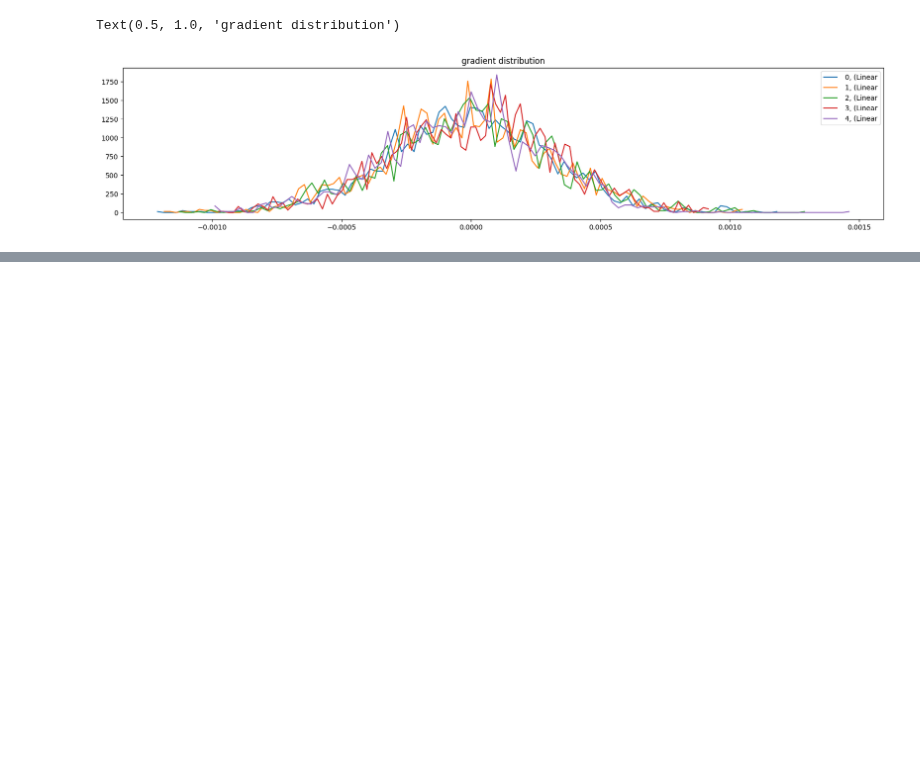
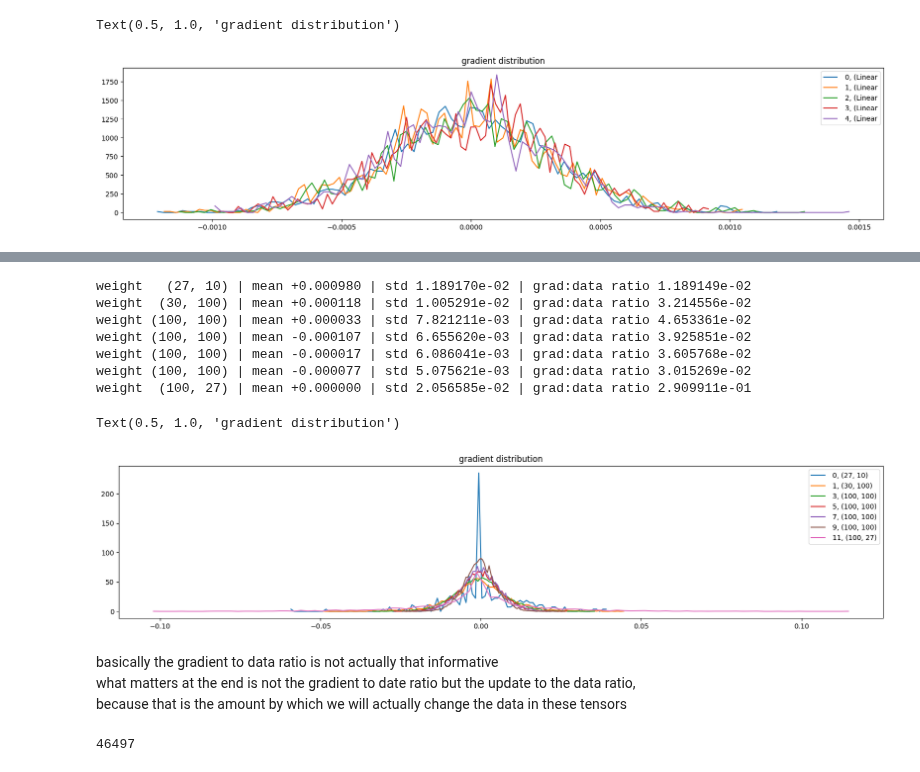
Before and after one commit to exploringweirdmachines/mlp, a Jupyter notebook: multi-layer-perceptron-part3.ipynb, the cells around one changed output, grey strips where cells are left out. Drawn from its saved outputs; the diff is of its cells as text; code cells hidden in the pictures; blank space fills up the shorter version.

```diff
--- a/multi-layer-perceptron-part3.ipynb
+++ b/multi-layer-perceptron-part3.ipynb
@@ -3127,0 +3420,61 @@ Text(0.5, 1.0, 'gradient distribution')
+# %%
+# 1000 steps
+# we can see the last layer fixed itself
+
+plt.figure(figsize=(20, 4)) # width and height of the plot
+legends = []
+for i, p in enumerate(parameters): # iterating over all the available parameters
+    t = p.grad
+    if p.ndim == 2: # restricting it to the 2D parameters which are basically the weights of these linear layers, skipping the biases and betas and gammas
+      print('weight %10s | mean %+f | std %e | grad:data ratio %e' % (tuple(p.shape), t.mean(), t.std(), t.std() / p.std()))
+      hy, hx = torch.histogram(t, density=True)
+      plt.plot(hx[:-1].detach(), hy.detach())
+      legends.append(f' {i}, {tuple(p.shape)}')
+plt.legend(legends);
+plt.title('gradient distribution')
+# %% [output]
+weight   (27, 10) | mean +0.000980 | std 1.189170e-02 | grad:data ratio 1.189149e-02
+weight  (30, 100) | mean +0.000118 | std 1.005291e-02 | grad:data ratio 3.214556e-02
+weight (100, 100) | mean +0.000033 | std 7.821211e-03 | grad:data ratio 4.653361e-02
+weight (100, 100) | mean -0.000107 | std 6.655620e-03 | grad:data ratio 3.925851e-02
+weight (100, 100) | mean -0.000017 | std 6.086041e-03 | grad:data ratio 3.605768e-02
+weight (100, 100) | mean -0.000077 | std 5.075621e-03 | grad:data ratio 3.015269e-02
+weight  (100, 27) | mean +0.000000 | std 2.056585e-02 | grad:data ratio 2.909911e-01
+Text(0.5, 1.0, 'gradient distribution')
+[figure, added]
+# %% [markdown]
+basically the gradient to data ratio is not actually that informative <br>
+what matters at the end is not the gradient to date ratio but the update to the data ratio, <br>
+because that is the amount by which we will actually change the data in these tensors
+# %%
+block_size = 3 # context length: how many characters do we take to predict the next one?
+
+n_embd = 10 # the dimensionality of the character embedding vectors
+n_hidden = 100 # the number of neurons in the hidden layer of the MLP
+g = torch.Generator().manual_seed(2147483647) # for reproducibility
+
+C = torch.randn((vocab_size, n_embd),            generator=g)
+
+layers = [
+  Linear(n_embd * block_size, n_hidden), Tanh(),
+  Linear(           n_hidden, n_hidden), Tanh(),
+  Linear(           n_hidden, n_hidden), Tanh(),
+  Linear(           n_hidden, n_hidden), Tanh(),
+  Linear(           n_hidden, n_hidden), Tanh(),
+  Linear(           n_hidden, vocab_size),
+]
+
+with torch.no_grad():
+  # last layer: make less confident
+  layers[-1].weight *= 0.1
+  # all other layers: apply gain
+  for layer in layers[:-1]:
+    if isinstance(layer, Linear):
+      layer.weight *= 5/3
+
+parameters = [C] + [p for layer in layers for p in layer.parameters()]
+print(sum(p.nelement() for p in parameters)) # number of parameters in total
+for p in parameters:
+  p.requires_grad = True
+# %% [output]
+46497
```
Also changed, not shown: parts of 22 cells of this notebook.
